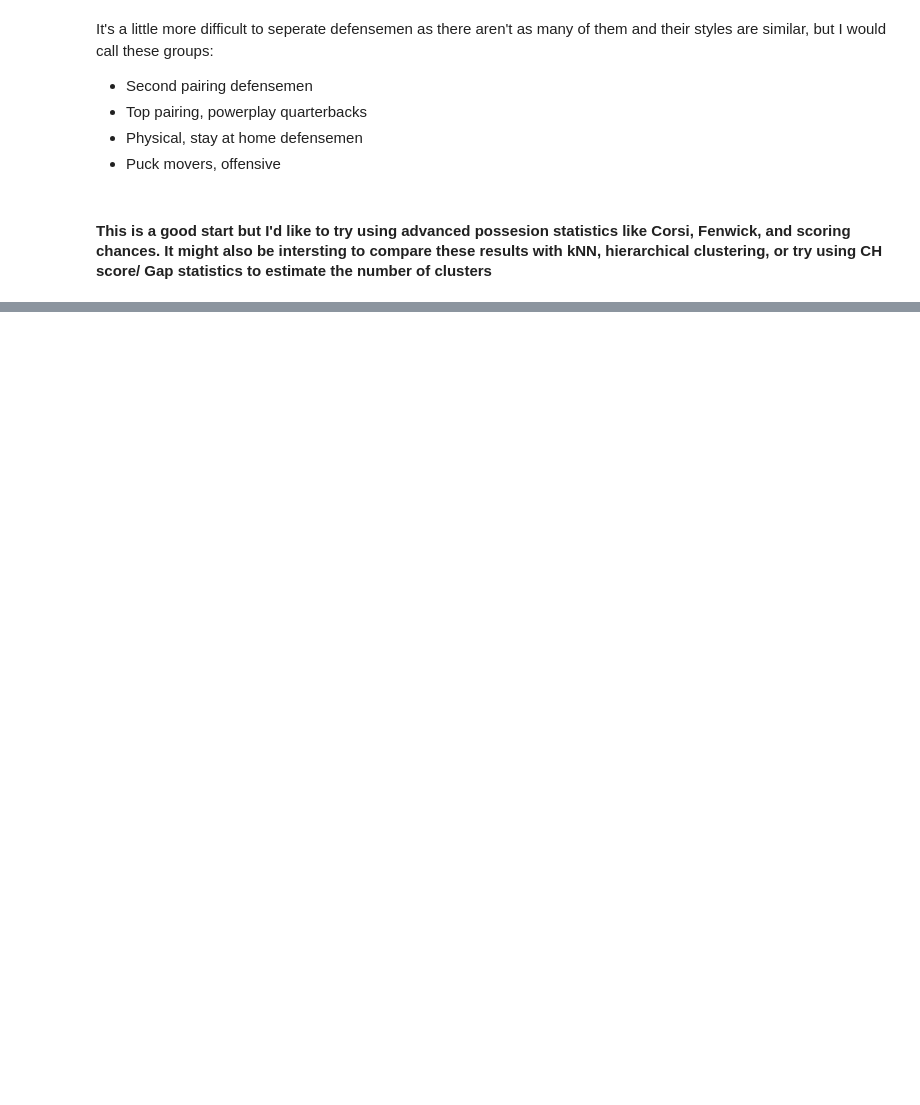
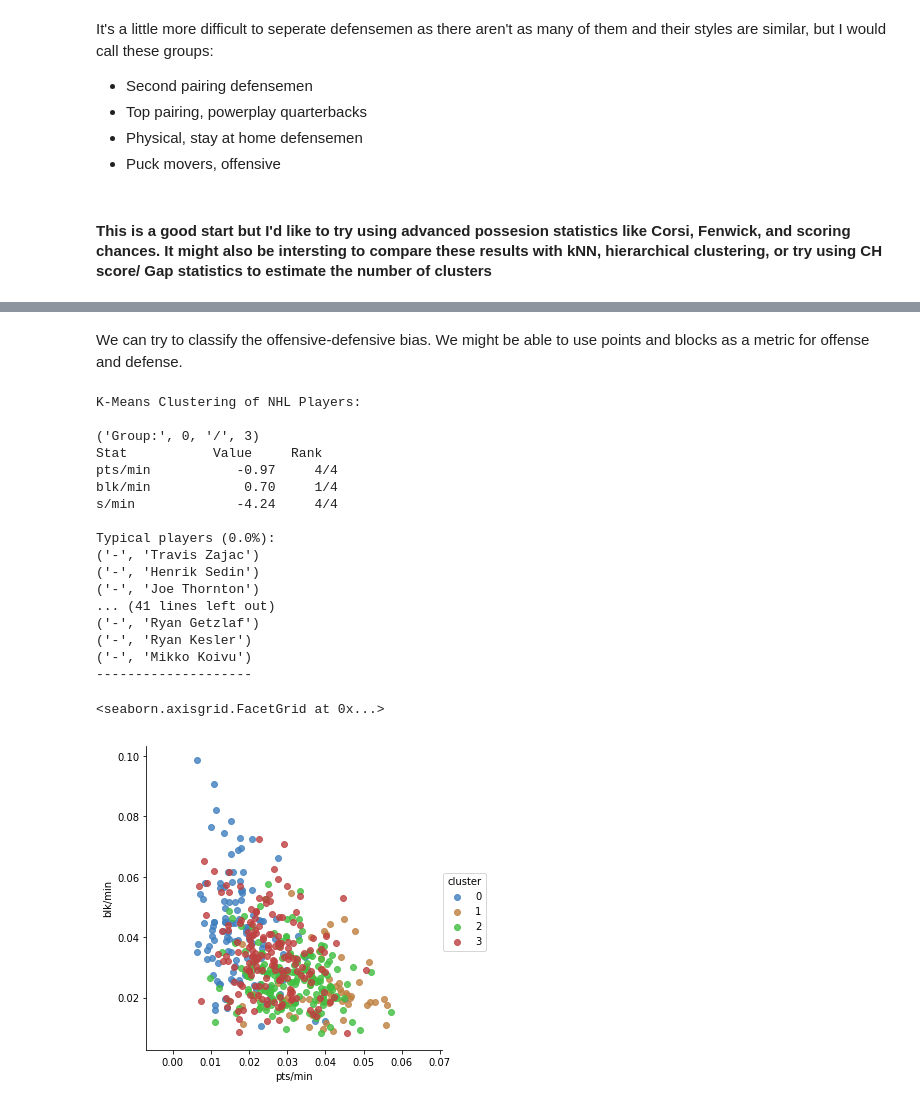
Before and after one commit to arnesonr/HockeyStats, a Jupyter notebook: clusterPlayers.ipynb, the cells around one changed output, grey strips where cells are left out. Drawn from its saved outputs; the diff is of its cells as text; code cells hidden in the pictures; blank space fills up the shorter version.

```diff
--- a/clusterPlayers.ipynb
+++ b/clusterPlayers.ipynb
@@ -266,0 +517,30 @@ It's a little more difficult to seperate defensemen as there aren't as many of t
+# %%
+forwards_all['off_style'] = forwards['cluster'].apply(lambda l: 'playmaker' if l == 0
+                                             else 'sniper')
+# %% [markdown]
+We can try to classify the offensive-defensive bias. We might be able to use points and blocks as a metric for offense and defense.
+# %%
+cluster_stats = ['pts/min','blk/min','s/min']
+cluster_weights = [1.,1.,3.]
+forwards_all = cluster_players(forwards_all, cluster_stats, 4, cluster_weights, verbose=True)
+sns.lmplot(x=cluster_stats[0], y=cluster_stats[1], data=forwards_all.sort_values(by='cluster'), hue='cluster', fit_reg=False)
+# %% [output]
+K-Means Clustering of NHL Players:
+
+('Group:', 0, '/', 3)
+Stat           Value     Rank
+pts/min           -0.97     4/4
+blk/min            0.70     1/4
+s/min             -4.24     4/4
+
+Typical players (0.0%):
+('-', 'Travis Zajac')
+('-', 'Henrik Sedin')
+('-', 'Joe Thornton')
+... (41 lines left out)
+('-', 'Ryan Getzlaf')
+('-', 'Ryan Kesler')
+('-', 'Mikko Koivu')
+--------------------
+<seaborn.axisgrid.FacetGrid at 0x...>
+[figure, added]
```
Also changed, not shown: parts of 45 cells of this notebook.
